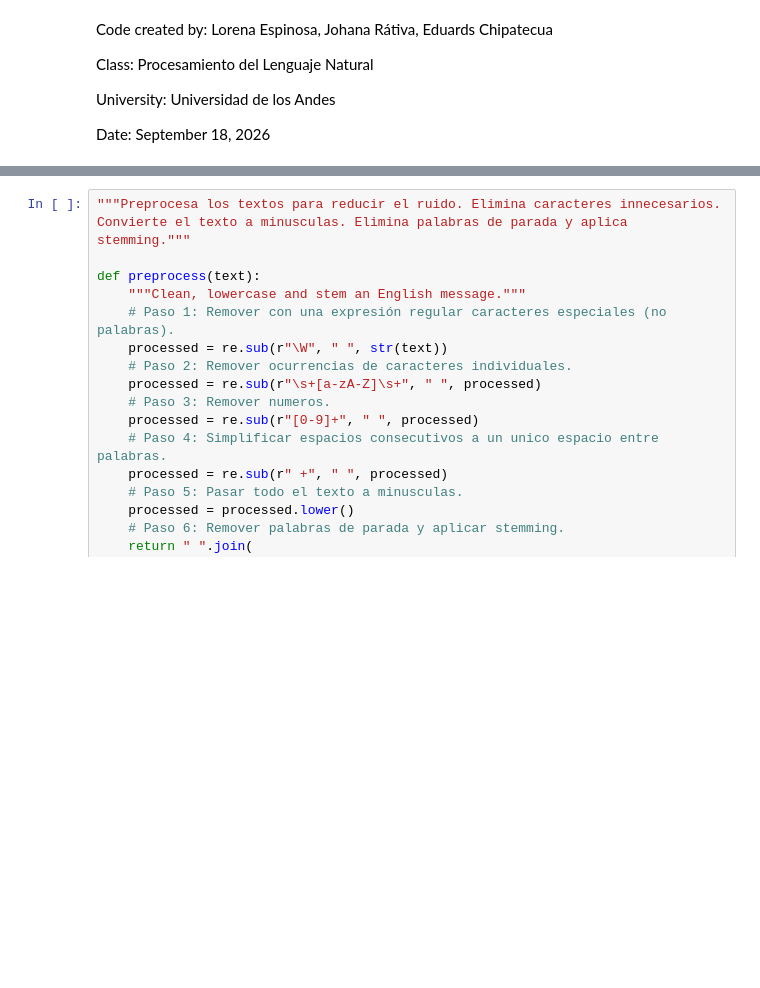
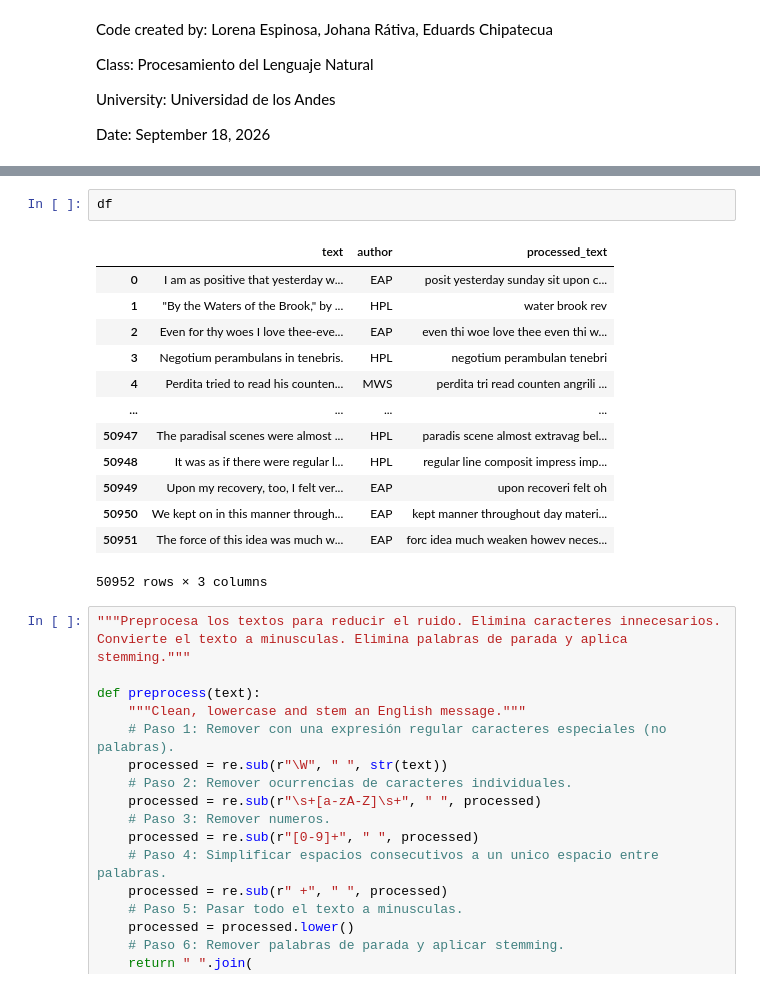
Before and after one commit to Things-I-learn/NLP-ml, a Jupyter notebook: Tarea3/identificacion_autor.ipynb, the cells around one changed output, grey strips where cells are left out. Drawn from its saved outputs; the diff is of its cells as text; blank space fills up the shorter version.

```diff
--- a/Tarea3/identificacion_autor.ipynb
+++ b/Tarea3/identificacion_autor.ipynb
@@ -79,3 +82,19 @@ Name: count, dtype: int64
+# %%
+df
+# %% [output]
+|  | text | author | processed_text |
+| 0 | I am as positive that yesterday w... | EAP | posit yesterday sunday sit upon c... |
+| 1 | "By the Waters of the Brook," by ... | HPL | water brook rev |
+| 2 | Even for thy woes I love thee-eve... | EAP | even thi woe love thee even thi w... |
+| 3 | Negotium perambulans in tenebris. | HPL | negotium perambulan tenebri |
+| 4 | Perdita tried to read his counten... | MWS | perdita tri read counten angrili ... |
+| ... | ... | ... | ... |
+| 50947 | The paradisal scenes were almost ... | HPL | paradis scene almost extravag bel... |
+| 50948 | It was as if there were regular l... | HPL | regular line composit impress imp... |
+| 50949 | Upon my recovery, too, I felt ver... | EAP | upon recoveri felt oh |
+| 50950 | We kept on in this manner through... | EAP | kept manner throughout day materi... |
+| 50951 | The force of this idea was much w... | EAP | forc idea much weaken howev neces... |
+50952 rows × 3 columns
 # %%
 """Preprocesa los textos para reducir el ruido. Elimina caracteres innecesarios.
 Convierte el texto a minusculas. Elimina palabras de parada y aplica stemming."""
```
Also changed, not shown: parts of 4 cells of this notebook, 1 other file.
